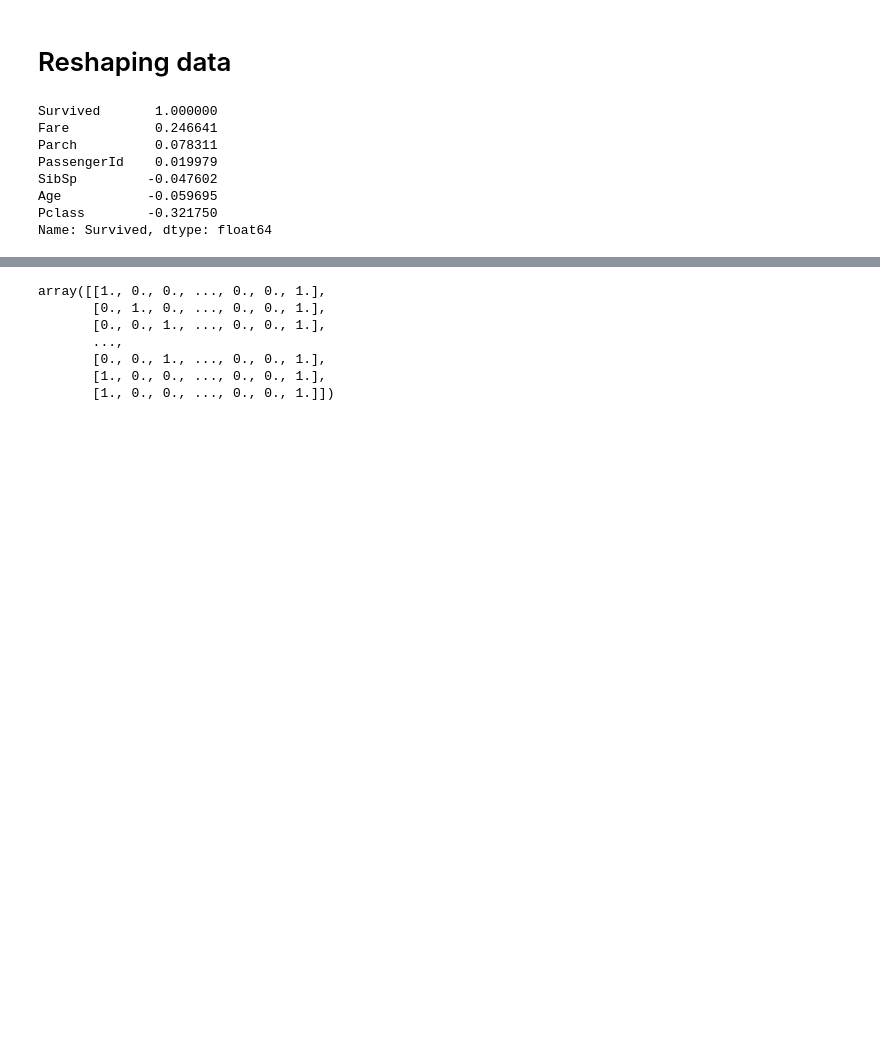
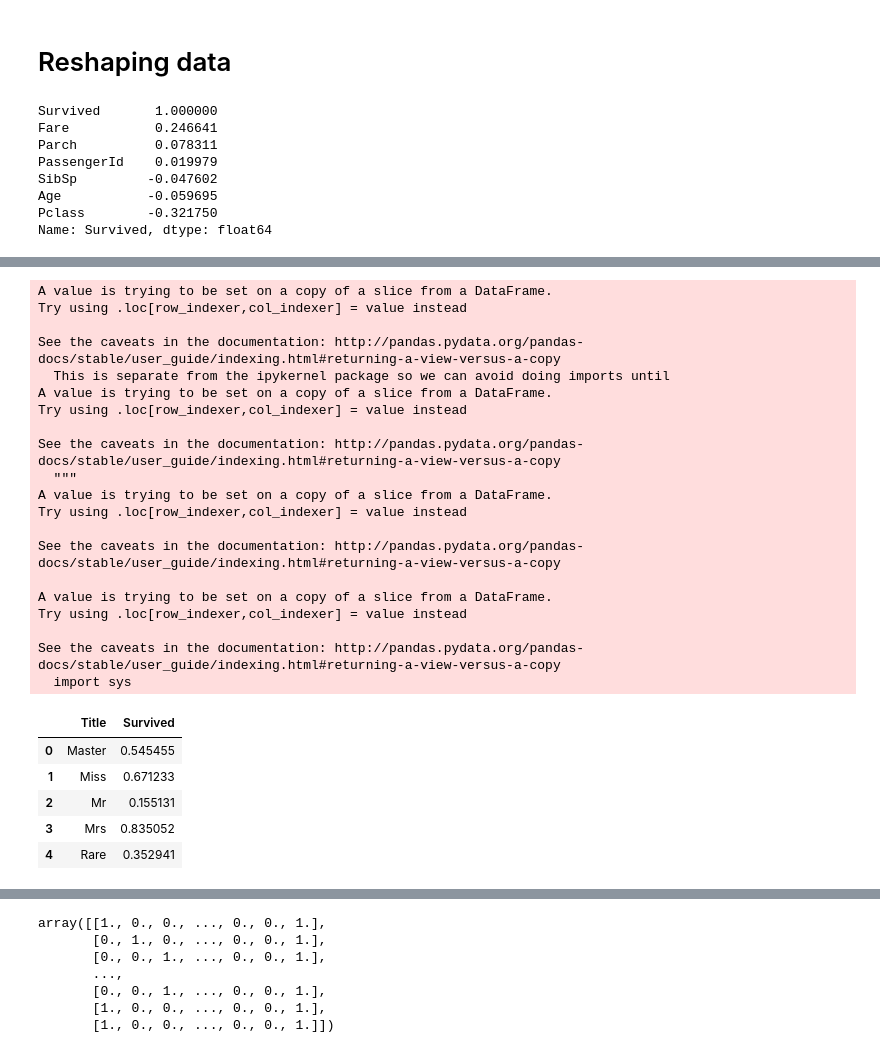
Before and after one commit to franpog859/titanic-competition, a Jupyter notebook: clean/process_data.ipynb, the cells around one changed output, grey strips where cells are left out. Saved outputs shown, nothing was run; the diff lists cells and outputs as text; code cells hidden in the pictures; blank space fills up the shorter version.

```diff
--- a/clean/process_data.ipynb
+++ b/clean/process_data.ipynb
@@ -139,0 +172,37 @@ Name: Survived, dtype: float64
+# %%
+for dataset in train_set:
+    dataset['Title'] = dataset['Title'].replace(['Lady', 'Countess','Capt', 'Col',\
+ 	'Don', 'Dr', 'Major', 'Rev', 'Sir', 'Jonkheer', 'Dona'], 'Rare')
+
+    dataset['Title'] = dataset['Title'].replace('Mlle', 'Miss')
+    dataset['Title'] = dataset['Title'].replace('Ms', 'Miss')
+    dataset['Title'] = dataset['Title'].replace('Mme', 'Mrs')
+
+train_data[['Title', 'Survived']].groupby(['Title'], as_index=False).mean()
+# %% [output]
+A value is trying to be set on a copy of a slice from a DataFrame.
+Try using .loc[row_indexer,col_indexer] = value instead
+
+See the caveats in the documentation: http://pandas.pydata.org/pandas-docs/stable/user_guide/indexing.html#returning-a-view-versus-a-copy
+  This is separate from the ipykernel package so we can avoid doing imports until
+A value is trying to be set on a copy of a slice from a DataFrame.
+Try using .loc[row_indexer,col_indexer] = value instead
+
+See the caveats in the documentation: http://pandas.pydata.org/pandas-docs/stable/user_guide/indexing.html#returning-a-view-versus-a-copy
+  """
+A value is trying to be set on a copy of a slice from a DataFrame.
+Try using .loc[row_indexer,col_indexer] = value instead
+
+See the caveats in the documentation: http://pandas.pydata.org/pandas-docs/stable/user_guide/indexing.html#returning-a-view-versus-a-copy
+
+A value is trying to be set on a copy of a slice from a DataFrame.
+Try using .loc[row_indexer,col_indexer] = value instead
+
+See the caveats in the documentation: http://pandas.pydata.org/pandas-docs/stable/user_guide/indexing.html#returning-a-view-versus-a-copy
+  import sys
+|  | Title | Survived |
+| 0 | Master | 0.545455 |
+| 1 | Miss | 0.671233 |
+| 2 | Mr | 0.155131 |
+| 3 | Mrs | 0.835052 |
+| 4 | Rare | 0.352941 |
```
Also changed, not shown: parts of 21 cells of this notebook, 6 other files.
